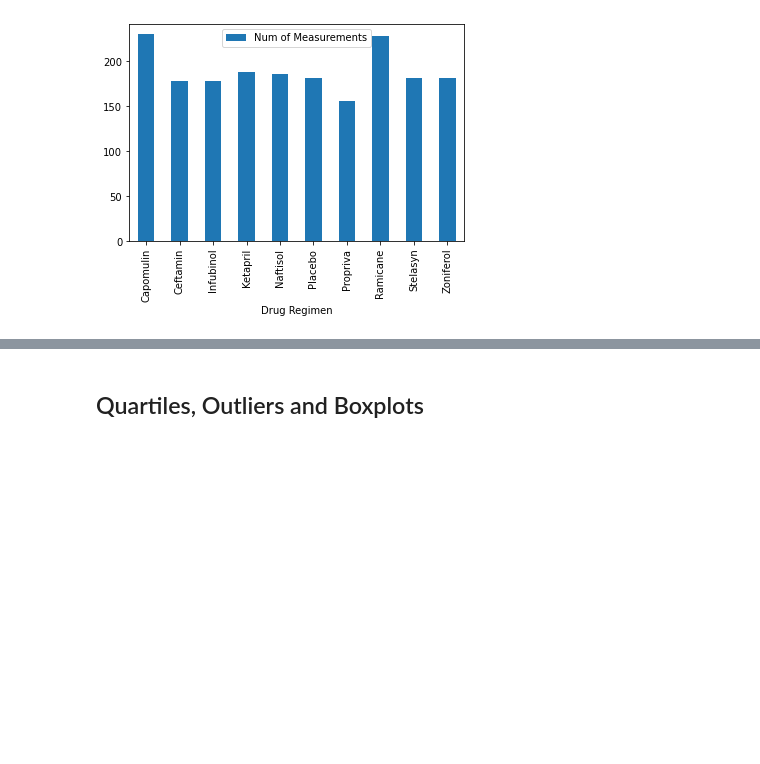
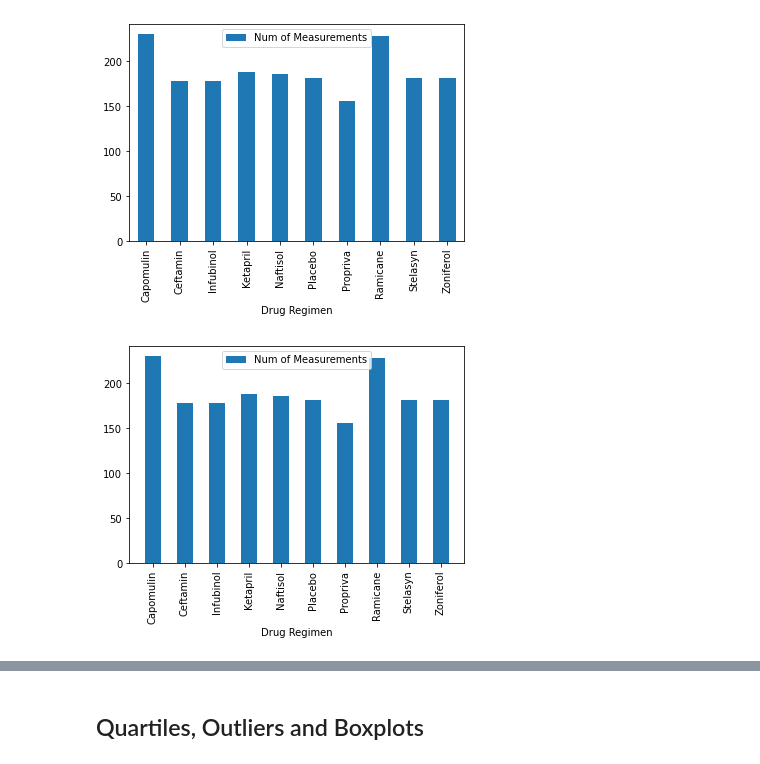
Before and after one commit to JaviPardox/Pharma-Mice-Analysis, a Jupyter notebook: Pymaceuticals/pymaceuticals_starter.ipynb, the cells around one changed output, grey strips where cells are left out. Drawn from its saved outputs; the diff is of its cells as text; code cells hidden in the pictures; blank space fills up the shorter version.

Commit message:
add Bar and Pie charts

```diff
--- a/Pymaceuticals/pymaceuticals_starter.ipynb
+++ b/Pymaceuticals/pymaceuticals_starter.ipynb
@@ -161,6 +162,6 @@ agg_df.rename(columns={"mean": "Mean of Tumor Volume (mm3)","median": "Median of
 # %%
 # Generate a bar plot showing the total number of measurements taken on each drug regimen using pandas.
 bar_plot = no_duplicates_df.groupby('Drug Regimen').count().loc[:,'Mouse ID'].to_frame().rename(columns={"Mouse ID": "Num of Measurements"})
-bar_plot = bar_plot.plot.bar()
+plot = bar_plot.plot.bar()
 # %% [output]
 [figure]
@@ -168,0 +168,13 @@ bar_plot = bar_plot.plot.bar()
+# %%
+# Generate a bar plot showing the total number of measurements taken on each drug regimen using pyplot.
+x_axis = np.arange(bar_plot["Num of Measurements"].count()) # bars positioning
+pltplot = bar_plot.loc[:,'Num of Measurements'] # bars values
+labels = bar_plot.index # bars labels
+
+plt.bar(x_axis,pltplot, width=0.5)
+plt.xticks(x_axis, labels, rotation='vertical')
+plt.legend(['Num of Measurements'],loc='upper center')
+plt.xlabel("Drug Regimen")
+plt.autoscale()
+# %% [output]
+[figure, added]
```
Also changed, not shown: parts of 5 cells of this notebook.
